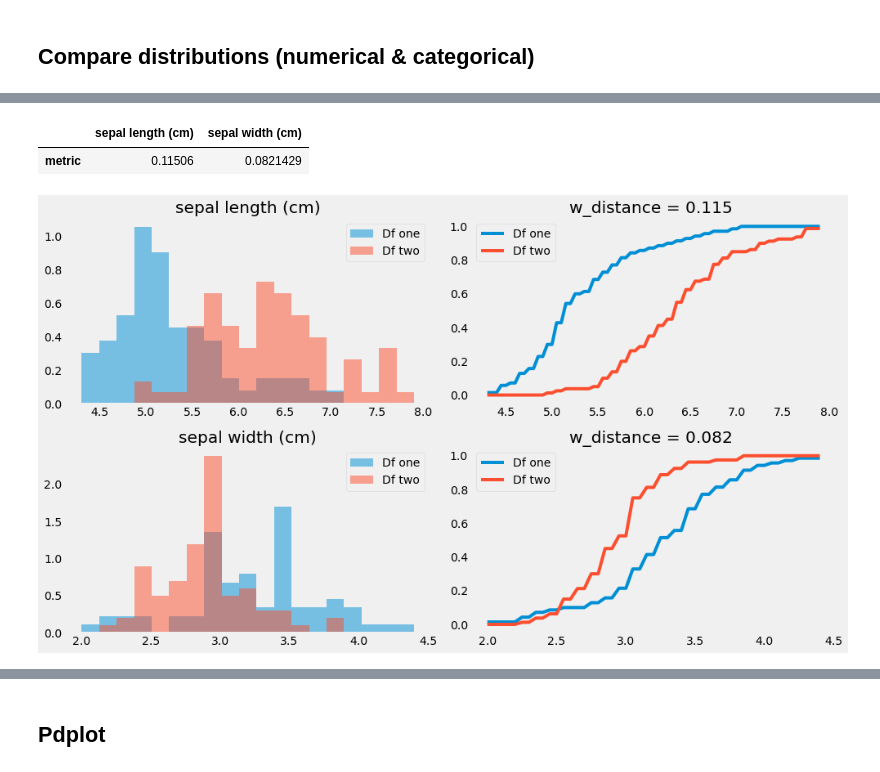
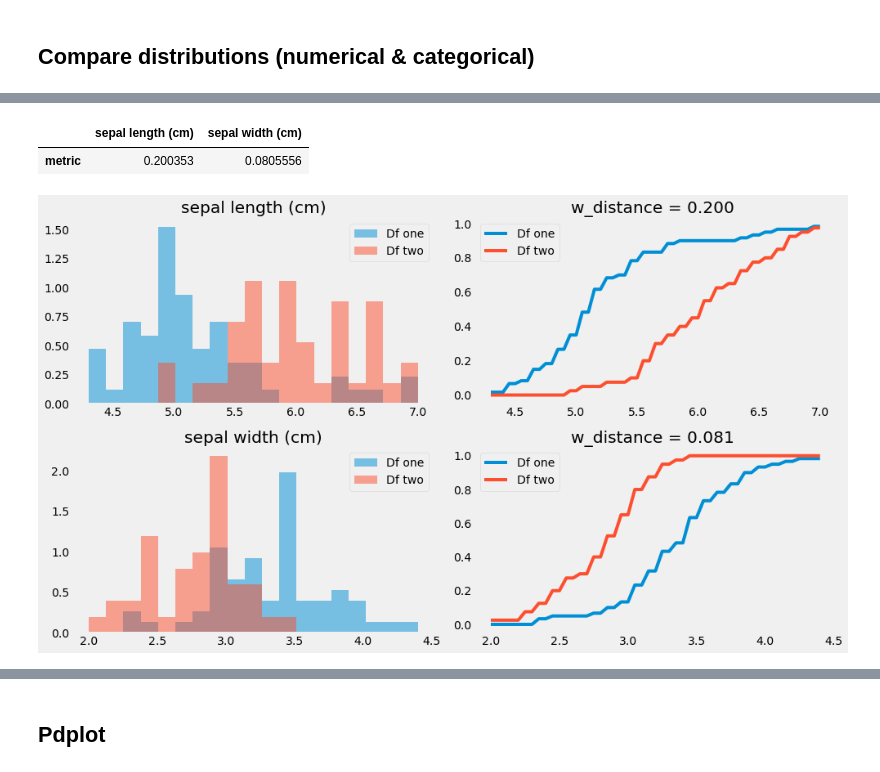
Before and after one commit to SpikeLab-CL/SpikePy, a Jupyter notebook: Notebooks/plots_helpers.ipynb, the cells around one changed output, grey strips where cells are left out. Drawn from its saved outputs; the diff is of its cells as text; code cells hidden in the pictures.

```diff
--- a/Notebooks/plots_helpers.ipynb
+++ b/Notebooks/plots_helpers.ipynb
@@ -58,18 +61,19 @@ df['target'] = y
 df['target'] = pd.Categorical(df['target'])
 df['group_sepal'] = pd.cut(df['sepal length (cm)'], bins=5)
 df['group_petal'] = pd.cut(df['petal length (cm)'], bins=8)
-df1 = df[0:70]
-df2 = df[70::]
+df1 = df[0:60]
+df2 = df[50:90]
+df3 = df[90::]
 # %%
-fig, axes, distances=sp.compare_cont_dists([df1, df2],
-                                           ['sepal length (cm)', 'sepal width (cm)'],
-                                           labels=['Df one', 'Df two'],
-                                           nbins=20, normalize=True)
+fig, axes, distances = sp.compare_cont_dists([df1, df2],
+                                             ['sepal length (cm)', 'sepal width (cm)'],
+                                             labels=['Df one', 'Df two'],
+                                             nbins=20, normalize_distance=True)
 
 distances
 # %% [output]
 [interactive output not drawn]
 [interactive output not drawn]
 |  | sepal length (cm) | sepal width (cm) |
-| metric | 0.11506 | 0.0821429 |
+| metric | 0.200353 | 0.0805556 |
-[figure, old version]
+[figure, new version]
```
Also changed, not shown: parts of 6 cells of this notebook.
